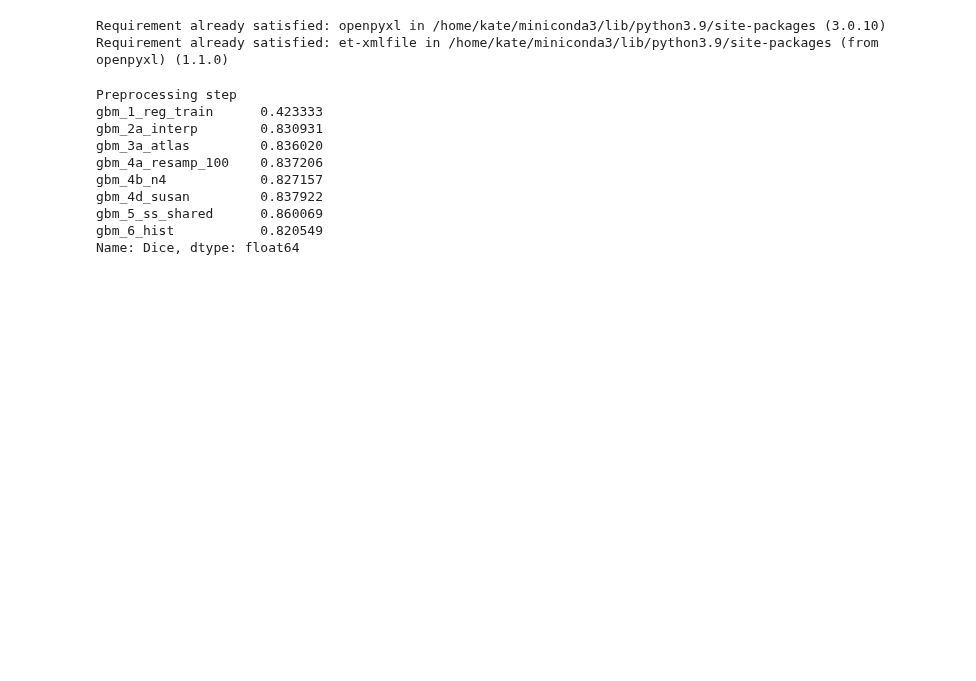
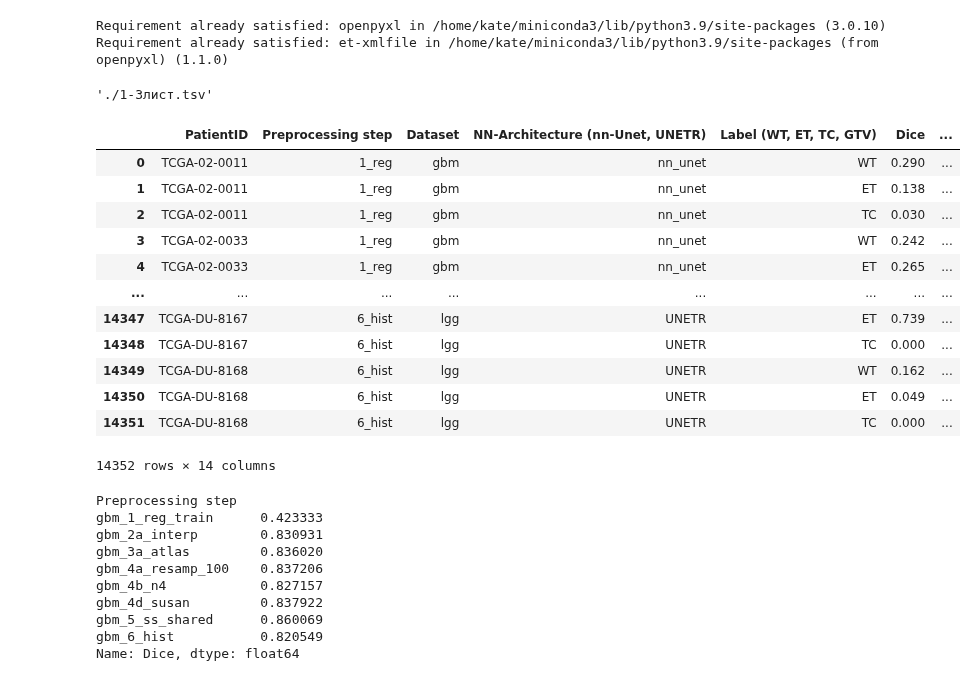
Before and after one commit to MedImAIR/brain-mri-processing-pipeline, a Jupyter notebook: figures_ipynb/error_bars_tost.ipynb, the cells around one changed output. Saved outputs shown, nothing was run; the diff lists cells and outputs as text; code cells hidden in the pictures; blank space fills up the shorter version.

```diff
--- a/figures_ipynb/error_bars_tost.ipynb
+++ b/figures_ipynb/error_bars_tost.ipynb
@@ -8,8 +8,30 @@ import pandas as pd
 # %% [output]
 Requirement already satisfied: openpyxl in /home/kate/miniconda3/lib/python3.9/site-packages (3.0.10)
 Requirement already satisfied: et-xmlfile in /home/kate/miniconda3/lib/python3.9/site-packages (from openpyxl) (1.1.0)
+# %%
+import shutil
+
+shutil.copy('/home/polina/DeepLearningExamples/PyTorch/Segmentation/nnUNet/metrics/1-3лист.tsv', '.')
+# %% [output]
+'./1-3лист.tsv'
 # %%
 df_1_3 = pd.read_csv('/home/polina/DeepLearningExamples/PyTorch/Segmentation/nnUNet/metrics/1-3лист.tsv',  sep='\t')
+# %%
+df_1_3Volume_true
+# %% [output]
+|  | PatientID | Preprocessing step | Dataset | NN-Architecture (nn-Unet, UNETR) | Label (WT, ET, TC, GTV) | Dice | ... |
+| 0 | TCGA-02-0011 | 1_reg | gbm | nn_unet | WT | 0.290 | ... |
+| 1 | TCGA-02-0011 | 1_reg | gbm | nn_unet | ET | 0.138 | ... |
+| 2 | TCGA-02-0011 | 1_reg | gbm | nn_unet | TC | 0.030 | ... |
+| 3 | TCGA-02-0033 | 1_reg | gbm | nn_unet | WT | 0.242 | ... |
+| 4 | TCGA-02-0033 | 1_reg | gbm | nn_unet | ET | 0.265 | ... |
+| ... | ... | ... | ... | ... | ... | ... | ... |
+| 14347 | TCGA-DU-8167 | 6_hist | lgg | UNETR | ET | 0.739 | ... |
+| 14348 | TCGA-DU-8167 | 6_hist | lgg | UNETR | TC | 0.000 | ... |
+| 14349 | TCGA-DU-8168 | 6_hist | lgg | UNETR | WT | 0.162 | ... |
+| 14350 | TCGA-DU-8168 | 6_hist | lgg | UNETR | ET | 0.049 | ... |
+| 14351 | TCGA-DU-8168 | 6_hist | lgg | UNETR | TC | 0.000 | ... |
+14352 rows × 14 columns
 # %%
 df_1_3 = pd.read_excel('/home/polina/DeepLearningExamples/PyTorch/Segmentation/nnUNet/metrics/exp.xlsx', sheet_name='1-3')
 df_4_bgpd_gbm = pd.read_excel('/home/polina/DeepLearningExamples/PyTorch/Segmentation/nnUNet/metrics/exp.xlsx', sheet_name='4 BGPD -> GBM')
```
Also changed, not shown: parts of 16 cells of this notebook, 10 other files.
